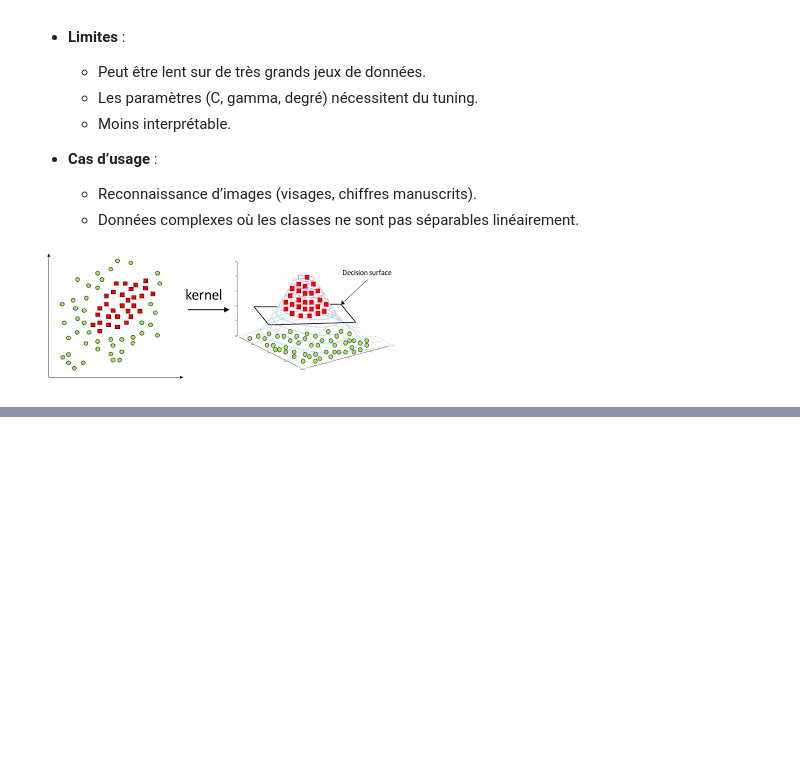
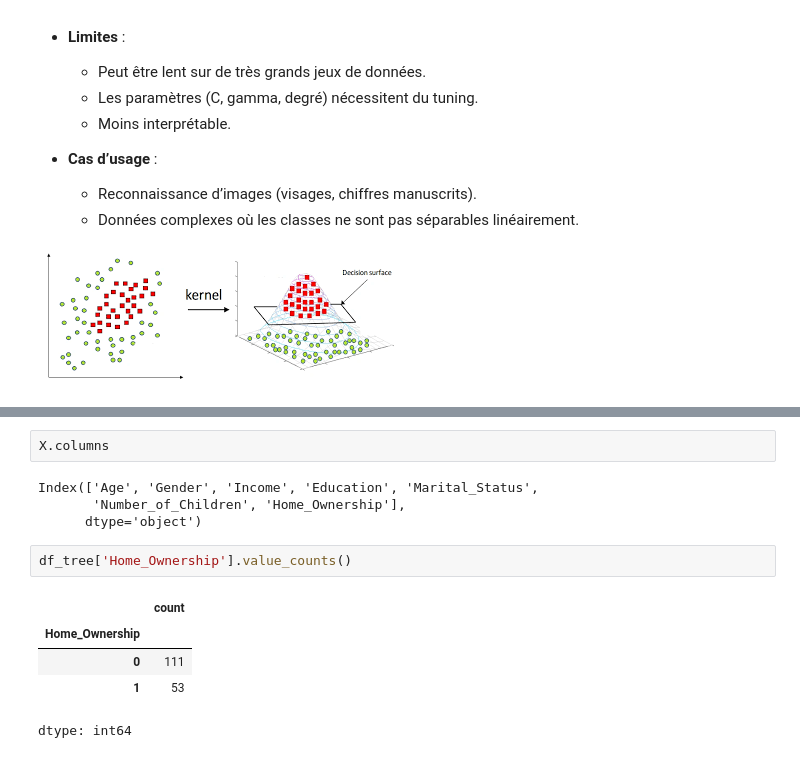
Before and after one commit to bidoscar/AFRICITIZEN-ACDS-Coding, a Jupyter notebook: Seance_6_Classification/seance_6_classification(mardi_09).ipynb, the cells around one changed output, grey strips where cells are left out. Saved outputs shown, nothing was run; the diff lists cells and outputs as text; blank space fills up the shorter version.

```diff
--- a/Seance_6_Classification/Seance_6_Classification_avant_senace_3_-(mardi_02).ipynb
+++ b/Seance_6_Classification/seance_6_classification(mardi_09).ipynb
@@ -883,0 +1318,14 @@ T4. k-Nearest Neighbors (k-NN)
+# %%
+X.columns
+# %% [output]
+Index(['Age', 'Gender', 'Income', 'Education', 'Marital_Status',
+       'Number_of_Children', 'Home_Ownership'],
+      dtype='object')
+# %%
+df_tree['Home_Ownership'].value_counts()
+# %% [output]
+|  | count |
+| Home_Ownership |  |
+| 0 | 111 |
+| 1 | 53 |
+dtype: int64
```
Also changed, not shown: parts of 26 cells of this notebook, 3 other files.
